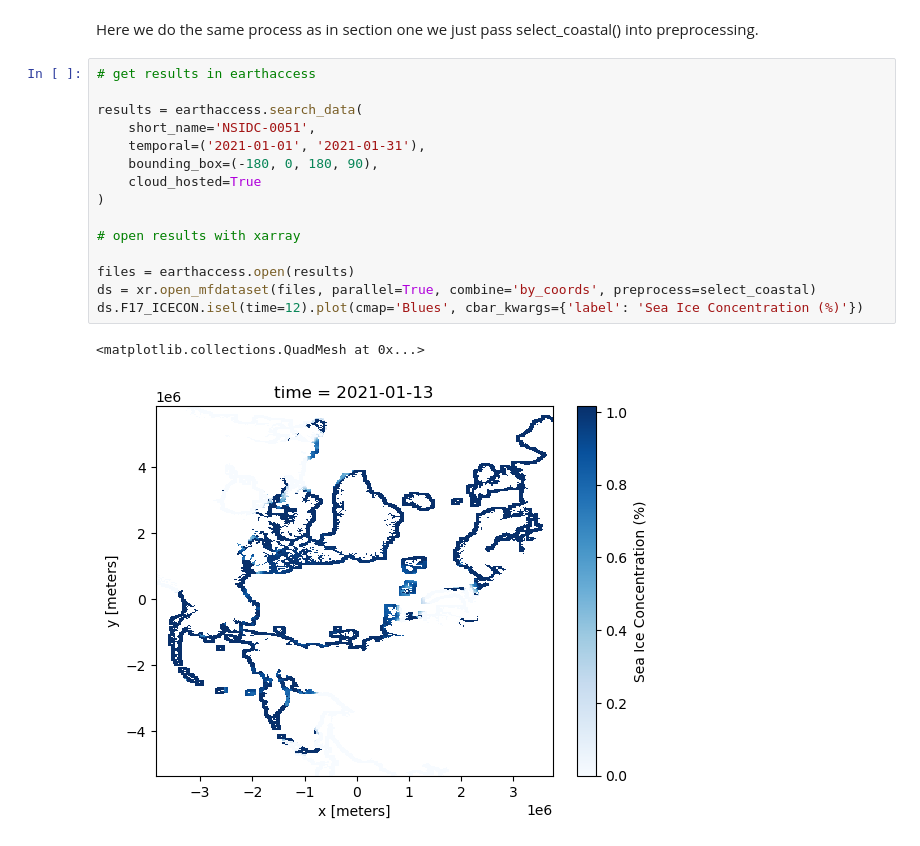
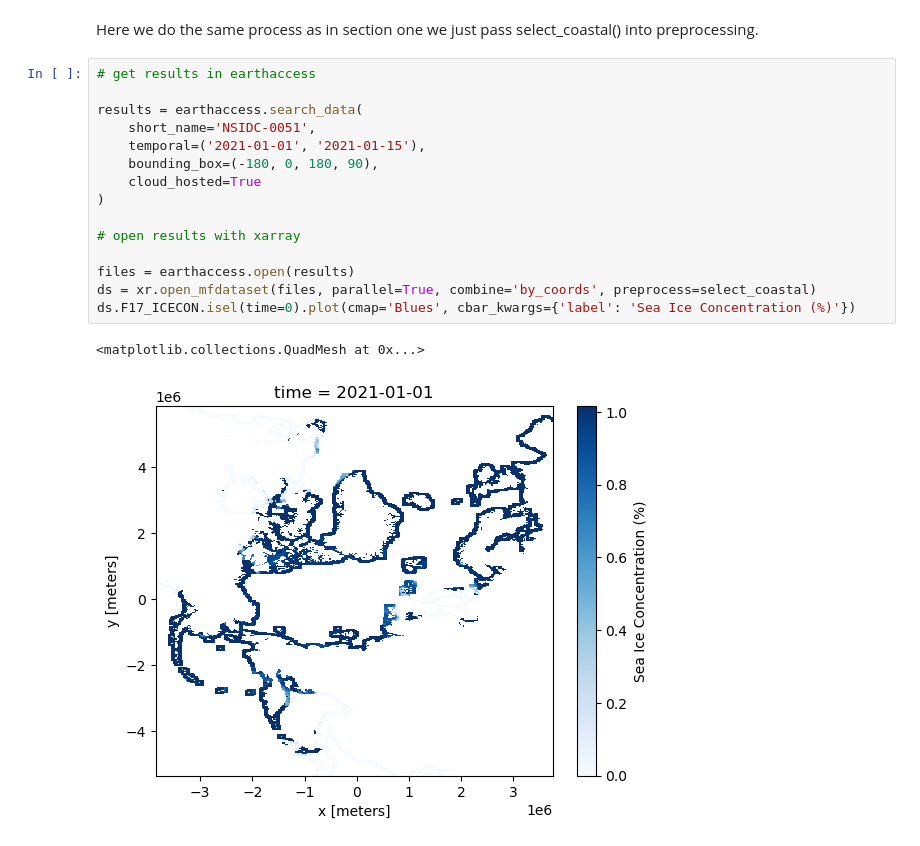
Before and after one commit to felixleodiaz/coastal-sea-ice, a Jupyter notebook: scripts/CNSIDCtutorial.ipynb, the cells around one changed output. Cells and saved outputs as stored; diff of their text form.

```diff
--- a/scripts/CNSIDCtutorial.ipynb
+++ b/scripts/CNSIDCtutorial.ipynb
@@ -154,18 +162,18 @@ Here we do the same process as in section one we just pass select_coastal() into
 # %%
 # get results in earthaccess
 
 results = earthaccess.search_data(
     short_name='NSIDC-0051',
-    temporal=('2021-01-01', '2021-01-31'),
+    temporal=('2021-01-01', '2021-01-15'),
     bounding_box=(-180, 0, 180, 90),
     cloud_hosted=True
 )
 
 # open results with xarray
 
 files = earthaccess.open(results)
 ds = xr.open_mfdataset(files, parallel=True, combine='by_coords', preprocess=select_coastal)
-ds.F17_ICECON.isel(time=12).plot(cmap='Blues', cbar_kwargs={'label': 'Sea Ice Concentration (%)'})
+ds.F17_ICECON.isel(time=0).plot(cmap='Blues', cbar_kwargs={'label': 'Sea Ice Concentration (%)'})
 # %% [output]
 <matplotlib.collections.QuadMesh at 0x...>
-[figure, old version]
+[figure, new version]
```
Also changed, not shown: parts of 12 cells of this notebook, 2 other files.
